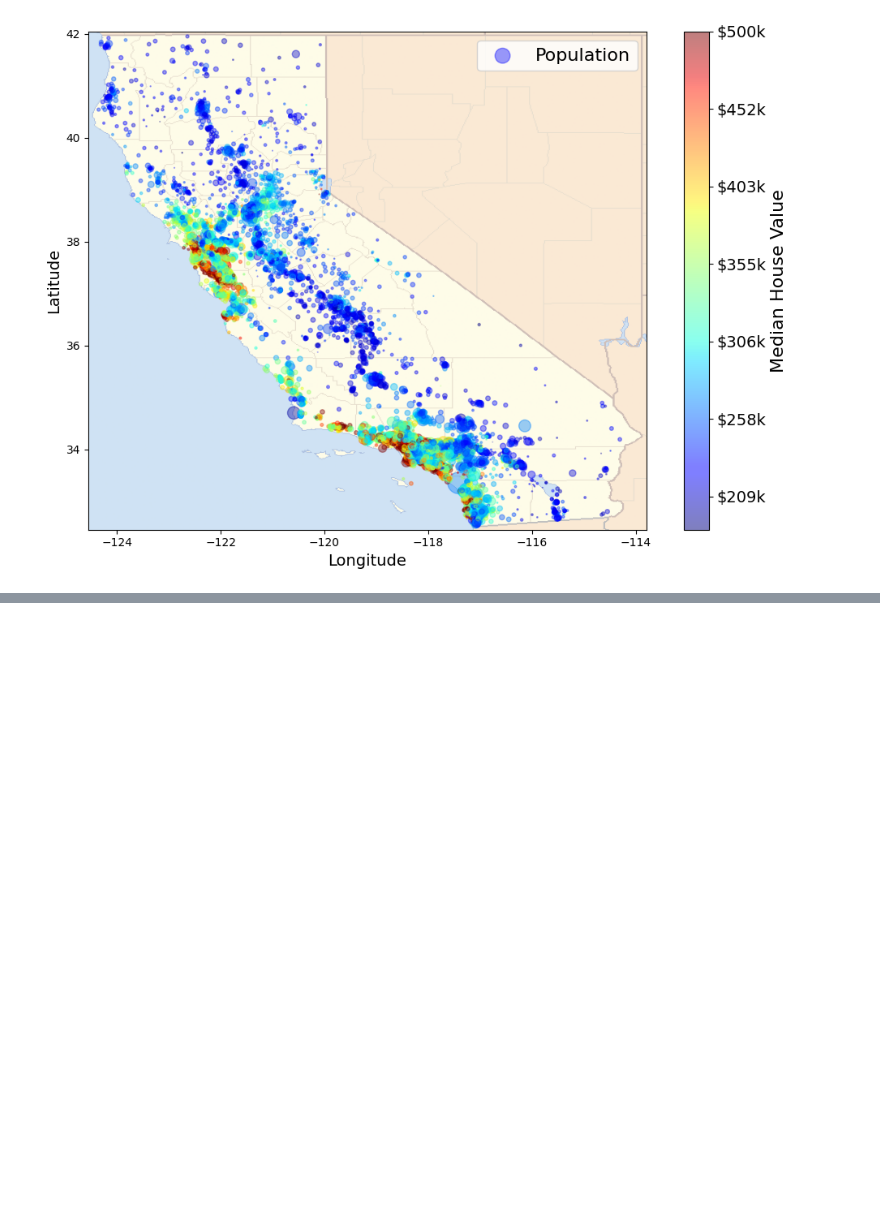
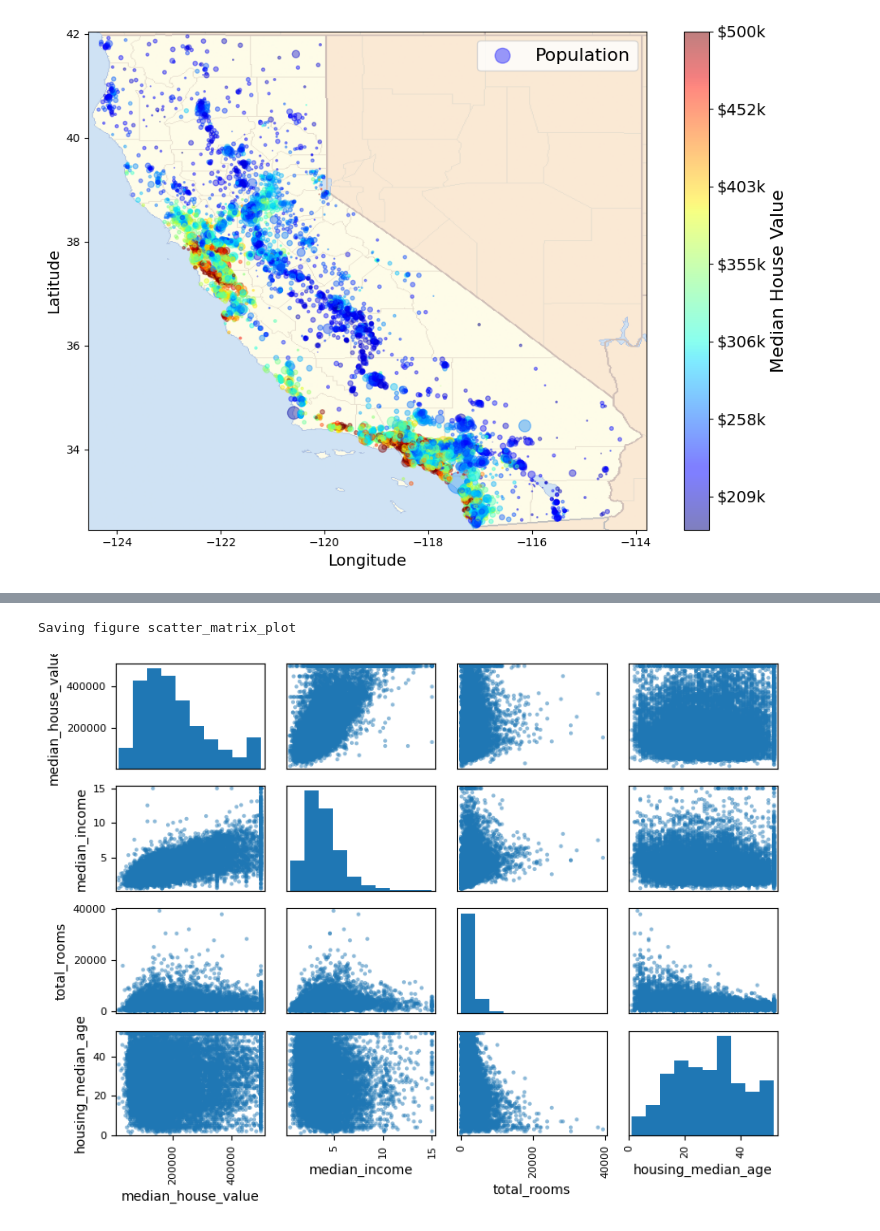
Before and after one commit to regional-specter/Learning-ML, a Jupyter notebook: ML Books Practice/Hands-On ML/HousingPrices.ipynb, the cells around one changed output, grey strips where cells are left out. Drawn from its saved outputs; the diff is of its cells as text; code cells hidden in the pictures; blank space fills up the shorter version.

Commit message:
Added correlation matrix and attribute combination code

```diff
--- a/ML Books Practice/Hands-On ML/HousingPrices.ipynb
+++ b/ML Books Practice/Hands-On ML/HousingPrices.ipynb
@@ -300,0 +310,15 @@ Saving figure california_housing_prices_plot
+# %%
+corr_matrix = housing.corr(numeric_only=True) # Correlation matrix
+
+corr_matrix["median_house_value"].sort_values(ascending=False)
+
+# from pandas.tools.plotting import scatter_matrix # For older versions of Pandas
+from pandas.plotting import scatter_matrix
+
+attributes = ["median_house_value", "median_income", "total_rooms",
+              "housing_median_age"]
+scatter_matrix(housing[attributes], figsize=(8, 6))
+save_fig("scatter_matrix_plot")
+# %% [output]
+Saving figure scatter_matrix_plot
+[figure, added]
```
Also changed, not shown: parts of 6 cells of this notebook, 2 other files.
